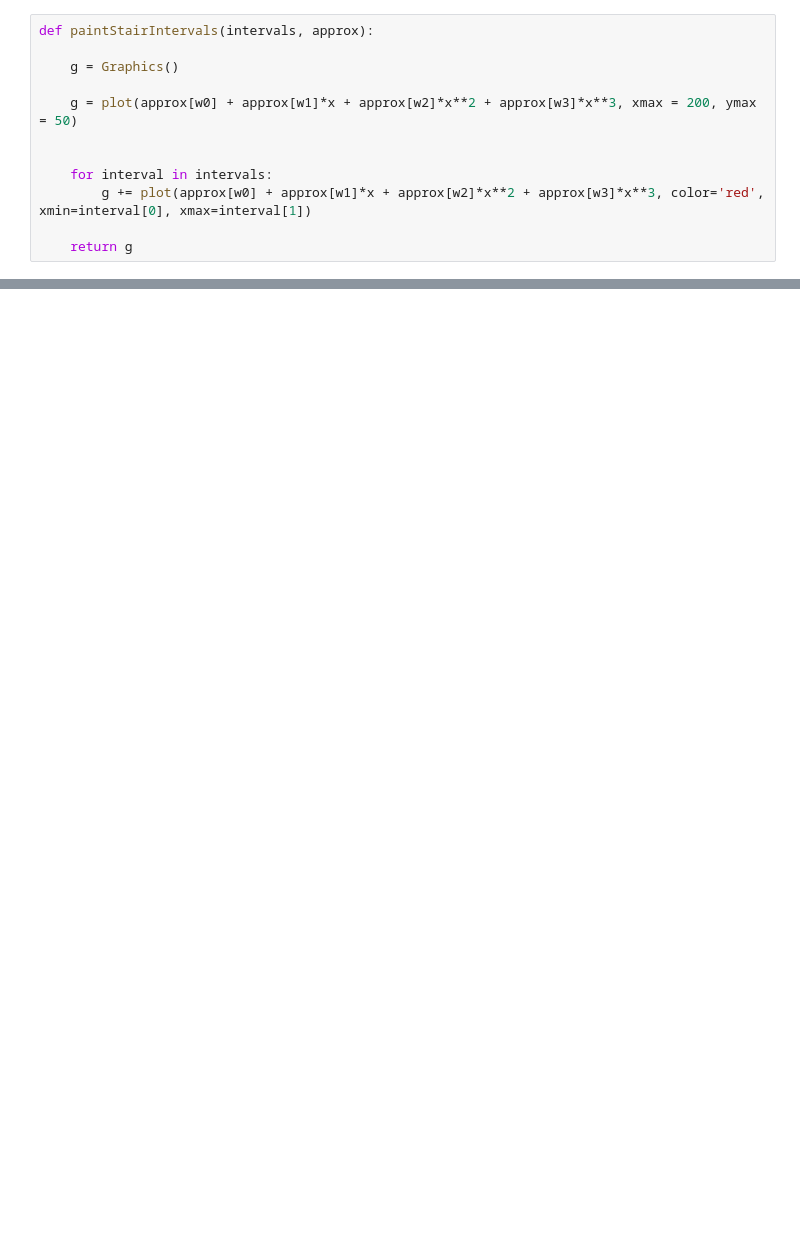
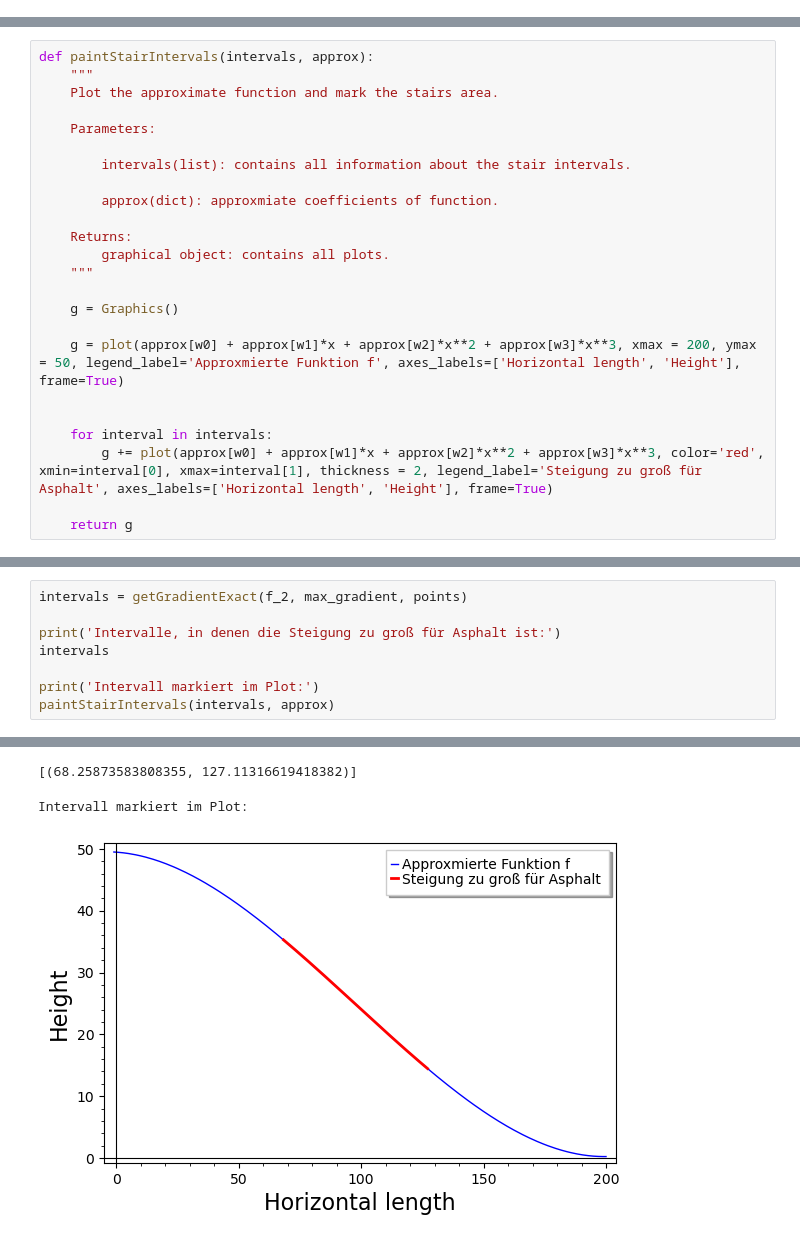
Before and after one commit to simgae/HM-Angewandte-Mathematik, a Jupyter notebook: Lecture_5/Kleines Projekt 3 - Stufen.ipynb, the cells around one changed output, grey strips where cells are left out. Saved outputs shown, nothing was run; the diff lists cells and outputs as text; blank space fills up the shorter version.

```diff
--- a/Lecture_5/Kleines Projekt 3 - Stufen.ipynb
+++ b/Lecture_5/Kleines Projekt 3 - Stufen.ipynb
@@ -65,12 +0,0 @@ def getGradientExact(func):
-# %%
-def paintStairIntervals(intervals, approx):
-
-    g = Graphics()
-
-    g = plot(approx[w0] + approx[w1]*x + approx[w2]*x**2 + approx[w3]*x**3, xmax = 200, ymax = 50)
-
-
-    for interval in intervals:
-        g += plot(approx[w0] + approx[w1]*x + approx[w2]*x**2 + approx[w3]*x**3, color='red', xmin=interval[0], xmax=interval[1])
-
-    return g
@@ -183,0 +417,24 @@ combinedCosts
+# %%
+def paintStairIntervals(intervals, approx):
+    """
+    Plot the approximate function and mark the stairs area.
+
+    Parameters:
+
+        intervals(list): contains all information about the stair intervals.
+
+        approx(dict): approxmiate coefficients of function.
+
+    Returns:
+        graphical object: contains all plots.
+    """
+
+    g = Graphics()
+
+    g = plot(approx[w0] + approx[w1]*x + approx[w2]*x**2 + approx[w3]*x**3, xmax = 200, ymax = 50, legend_label='Approxmierte Funktion f', axes_labels=['Horizontal length', 'Height'], frame=True)
+
+
+    for interval in intervals:
+        g += plot(approx[w0] + approx[w1]*x + approx[w2]*x**2 + approx[w3]*x**3, color='red', xmin=interval[0], xmax=interval[1], thickness = 2, legend_label='Steigung zu groß für Asphalt', axes_labels=['Horizontal length', 'Height'], frame=True)
+
+    return g
@@ -183,0 +610,9 @@ combinedCosts
+# %%
+intervals = getGradientExact(f_2, max_gradient, points)
+
+print('Intervalle, in denen die Steigung zu groß für Asphalt ist:')
+intervals
+
+print('Intervall markiert im Plot:')
+paintStairIntervals(intervals, approx)
+# %% [output]
@@ -183,0 +620,3 @@ combinedCosts
+[(68.25873583808355, 127.11316619418382)]
+Intervall markiert im Plot:
+[figure, added]
```
Also changed, not shown: parts of 99 cells of this notebook.
